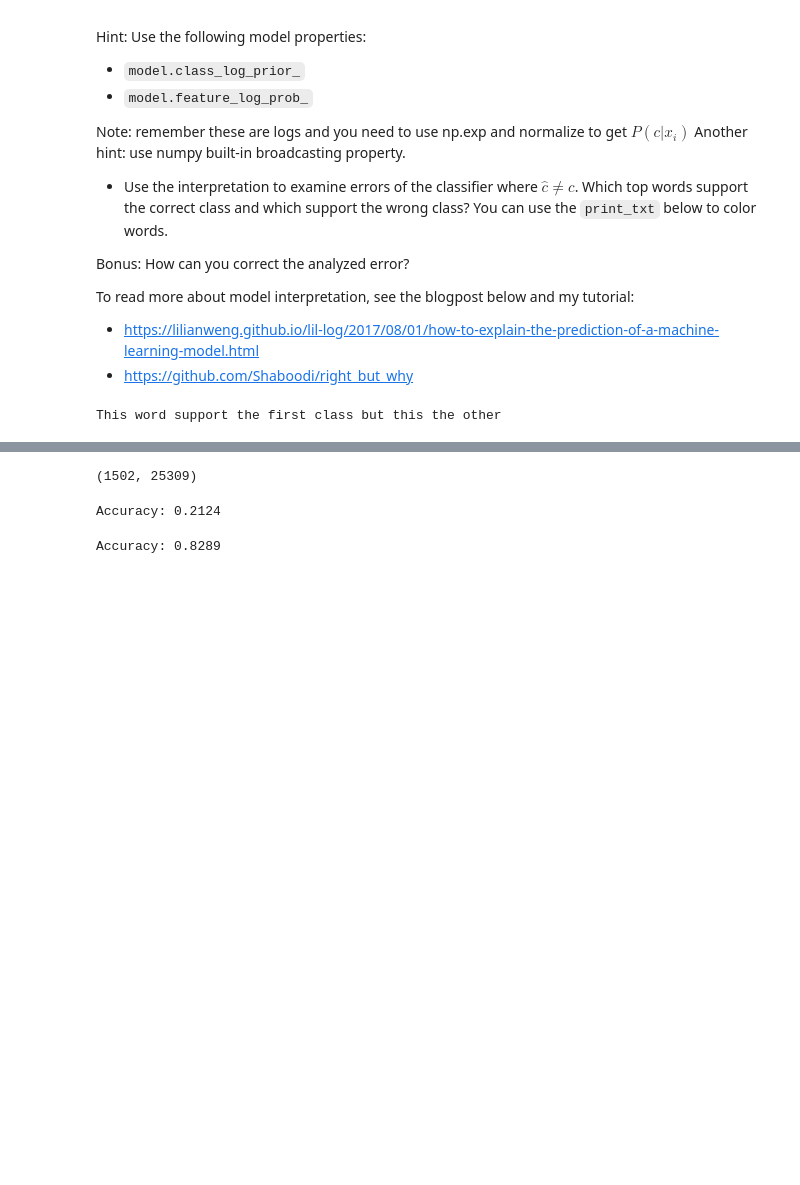
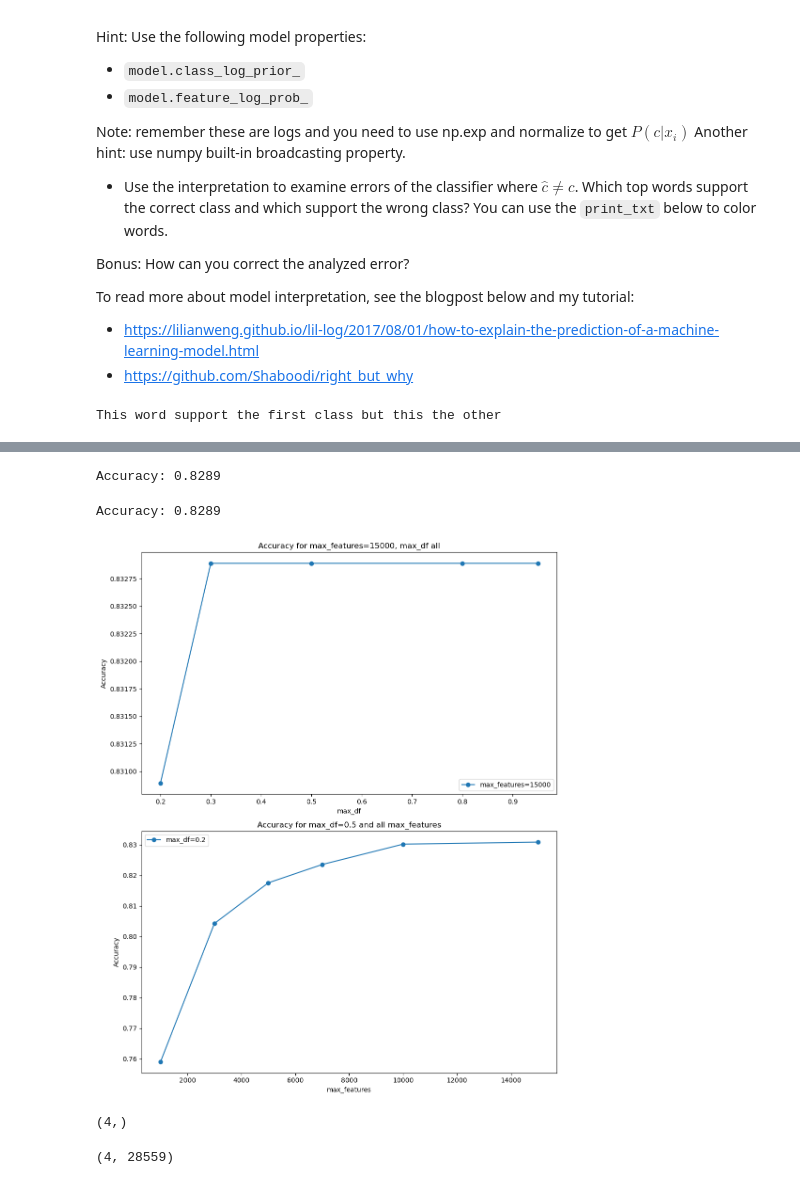
Before and after one commit to anidima/ydata_ml_sl, a Jupyter notebook: HW3_Naive_Bayes.ipynb, the cells around one changed output, grey strips where cells are left out. Saved outputs shown, nothing was run; the diff lists cells and outputs as text; code cells hidden in the pictures; blank space fills up the shorter version.

```diff
--- a/HW3_Naive_Bayes.ipynb
+++ b/HW3_Naive_Bayes.ipynb
@@ -308,7 +310,7 @@ class NaiveBayes(BaseEstimator, ClassifierMixin):
             log_class_probs = np.log(self.class_probs[i])
             log_word_probs = np.log(self.word_probs[i, :])
             log_likelihood = X.dot(log_word_probs) + log_class_probs
-            probs[:, 1] = log_likelihood
+            probs[:, i] = log_likelihood
       return probs
 
 
@@ -350,8 +321,3 @@ ValueError: dimension mismatch
-# %%
-X2.shape
-#log_word_probs.shape
-# %% [output]
-(1502, 25309)
 # %%
 # Create a pipeline with CountVectorizer and Naive Bayes model
 pipeline = make_pipeline(
@@ -371,7 +337,7 @@ y_pred = pipeline.predict(X_test)
 accuracy = accuracy_score(y_test, y_pred)
 print(f"Accuracy: {accuracy:.4f}")
 # %% [output]
-Accuracy: 0.2124
+Accuracy: 0.8289
 # %%
 #compare to the built in `sklearn.naive_bayes.MultinomialNB`. If there are differences try to think why
 
@@ -386,3 +352,52 @@ accuracy = accuracy_score(y_test, y_pred_sk)
 print(f"Accuracy: {accuracy:.4f}")
 # %% [output]
 Accuracy: 0.8289
+# %%
+max_features_values = [1000, 3000, 5000, 7000, 10000, 15000]
+max_df_values = [0.2, 0.3, 0.5, 0.8, 0.95]
+results = np.zeros((len(max_features_values), len(max_df_values)))
+
+for i, max_features in enumerate(max_features_values):
+    for j, max_df in enumerate(max_df_values):
+        vectorizer = CountVectorizer(stop_words='english', max_features=max_features, max_df=max_df)
+        nb_classifier = make_pipeline(vectorizer, NaiveBayes())
+        nb_classifier.fit(X_train, y_train)
+        nb_pred = nb_classifier.predict(X_test)
+
+        accuracy = accuracy_score(y_test, nb_pred)
+        #print(f"max_features={max_features}, max_df={max_df}: Accuracy = {accuracy:.4f}")
+        results[i, j] = accuracy
+
+# Plotting
+fig, ax = plt.subplots(2, 1, figsize=(10, 12))
+
+# Plot for max_features=15000, max_df all
+ax[0].plot(max_df_values, results[-1, :], marker='o', label=f'max_features={max_features_values[-1]}')
+ax[0].set_title('Accuracy for max_features=15000, max_df all')
+ax[0].set_xlabel('max_df')
+ax[0].set_ylabel('Accuracy')
+ax[0].legend()
+
+# Plot for max_df=0.5 and all max_features
+ax[1].plot(max_features_values, results[:, 0], marker='o', label=f'max_df={max_df_values[0]}')
+ax[1].set_title('Accuracy for max_df=0.5 and all max_features')
+ax[1].set_xlabel('max_features')
+ax[1].set_ylabel('Accuracy')
+ax[1].legend()
+
+plt.tight_layout()
+plt.show()
+# %% [output]
+[figure, added]
+# %%
+vectorizer = CountVectorizer(stop_words='english')
+X_train_v = vectorizer.fit_transform(X_train)
+
+sk_nb_model = MultinomialNB()
+sk_nb_model.fit(X_train_v, y_train)
+
+print(sk_nb_model.class_log_prior_.shape)
+sk_nb_model.feature_log_prob_.shape
+# %% [output]
+(4,)
+(4, 28559)
```
Also changed, not shown: parts of 3 cells of this notebook.
